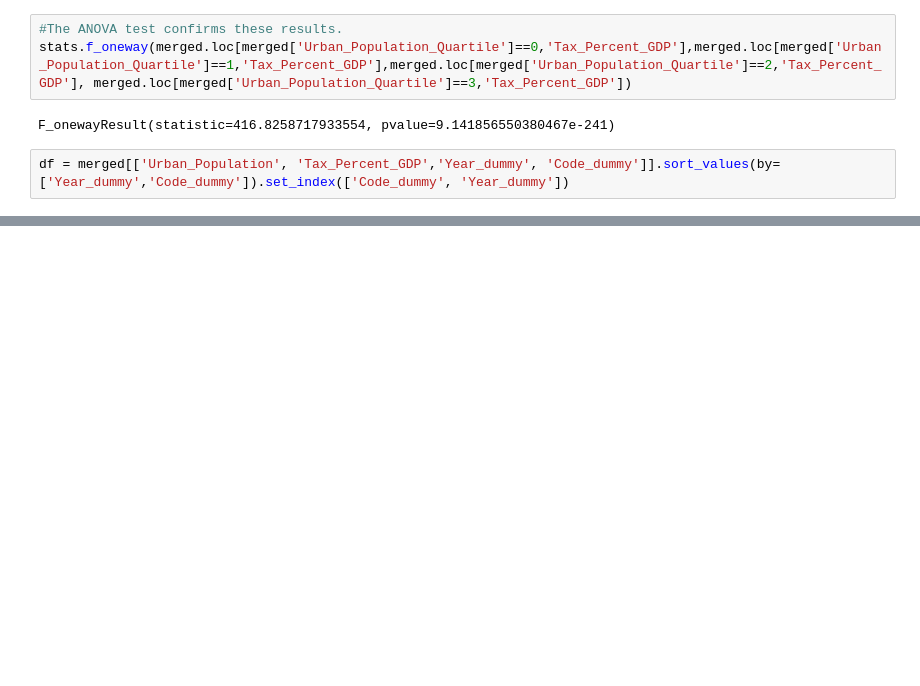
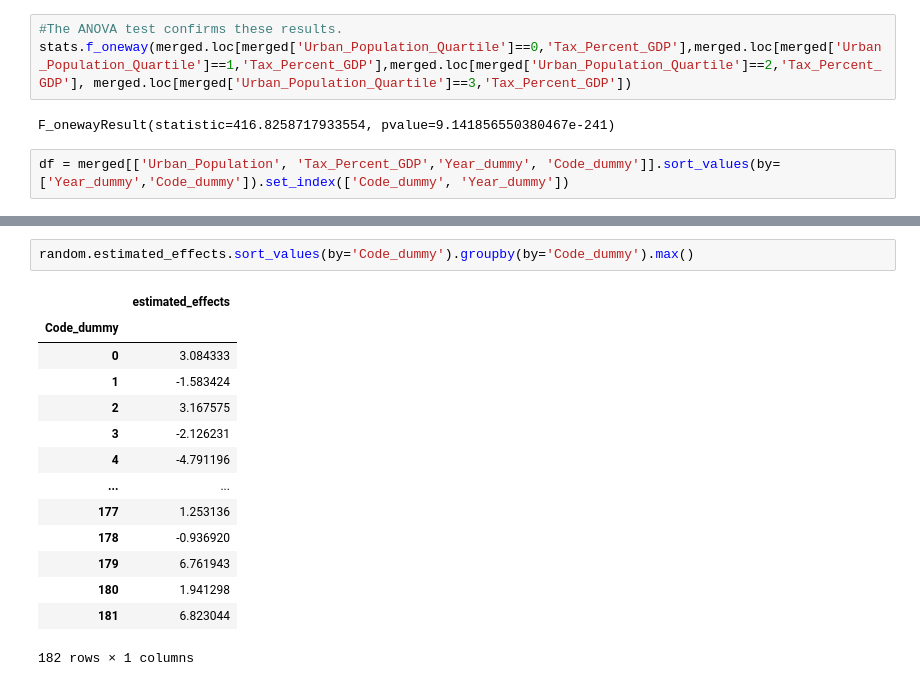
Before and after one commit to dray89/Python, a Jupyter notebook: Data Project/OLS_Regression.ipynb, the cells around one changed output, grey strips where cells are left out. Saved outputs shown, nothing was run; the diff lists cells and outputs as text; blank space fills up the shorter version.

```diff
--- a/Data Project/OLS_Regression.ipynb
+++ b/Data Project/OLS_Regression.ipynb
@@ -416,0 +504,17 @@ id: 0x269f0fc0208
+# %%
+random.estimated_effects.sort_values(by='Code_dummy').groupby(by='Code_dummy').max()
+# %% [output]
+|  | estimated_effects |
+| Code_dummy |  |
+| 0 | 3.084333 |
+| 1 | -1.583424 |
+| 2 | 3.167575 |
+| 3 | -2.126231 |
+| 4 | -4.791196 |
+| ... | ... |
+| 177 | 1.253136 |
+| 178 | -0.936920 |
+| 179 | 6.761943 |
+| 180 | 1.941298 |
+| 181 | 6.823044 |
+182 rows × 1 columns
```
Also changed, not shown: parts of 15 cells of this notebook.
